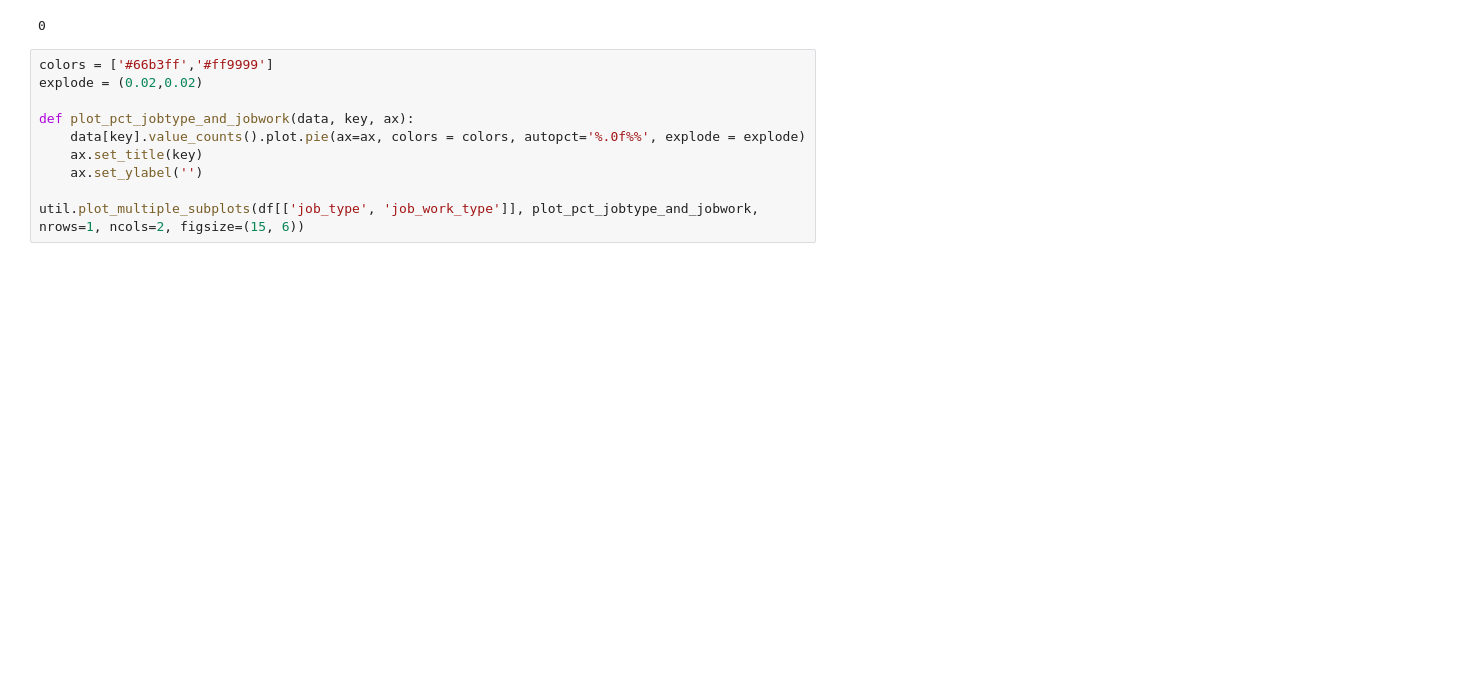
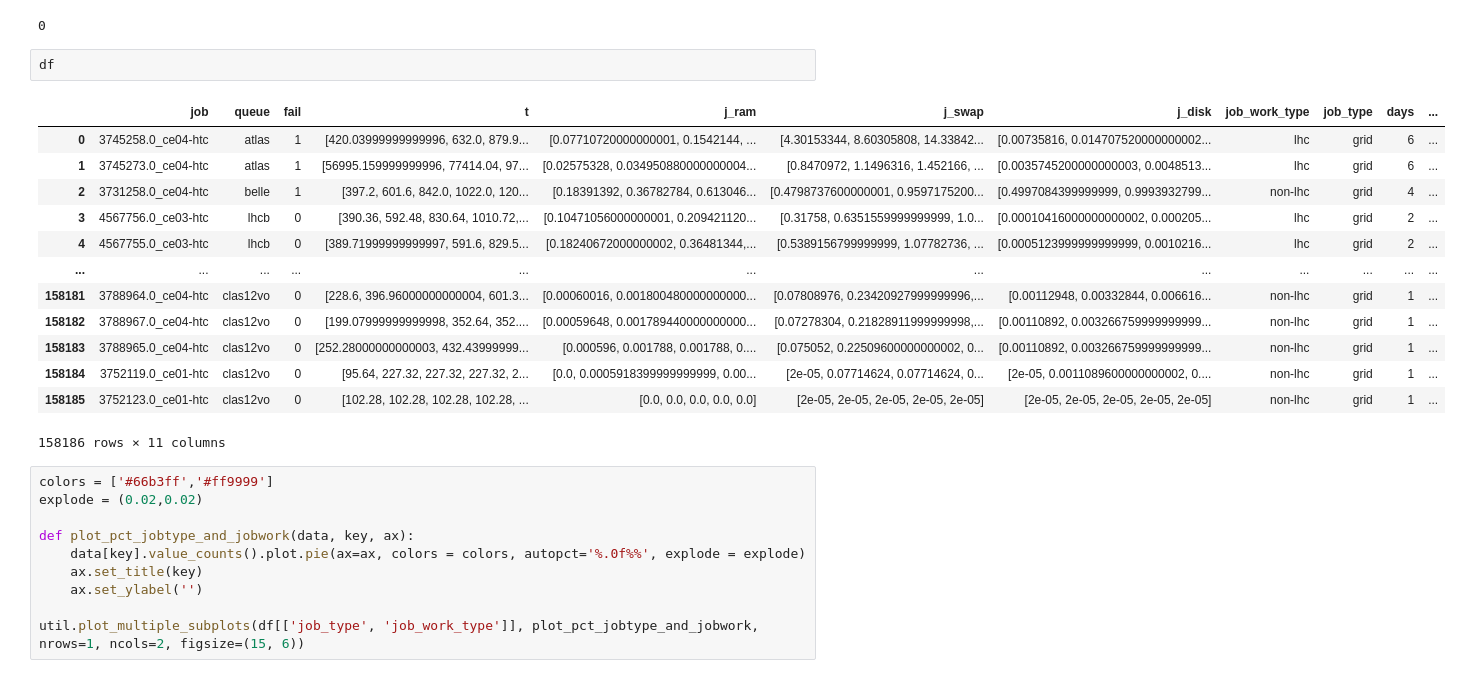
Before and after one commit to alessioarcara/JobFailurePrediction-CNAF, a Jupyter notebook: tirocinio/notebooks/zombie2.ipynb, the cells around one changed output. Saved outputs shown, nothing was run; the diff lists cells and outputs as text; blank space fills up the shorter version.

```diff
--- a/tirocinio/notebooks/zombie2.ipynb
+++ b/tirocinio/notebooks/zombie2.ipynb
@@ -194,6 +141,22 @@ df['job_type'] = df['job'].str.contains('ce').map({True: "grid", False: "local"}
 len(df[df['job'].duplicated()])
 # %% [output]
 0
+# %%
+df
+# %% [output]
+|  | job | queue | fail | t | j_ram | j_swap | j_disk | job_work_type | job_type | days | ... |
+| 0 | 3745258.0_ce04-htc | atlas | 1 | [420.03999999999996, 632.0, 879.9... | [0.07710720000000001, 0.1542144, ... | [4.30153344, 8.60305808, 14.33842... | [0.00735816, 0.014707520000000002... | lhc | grid | 6 | ... |
+| 1 | 3745273.0_ce04-htc | atlas | 1 | [56995.159999999996, 77414.04, 97... | [0.02575328, 0.034950880000000004... | [0.8470972, 1.1496316, 1.452166, ... | [0.0035745200000000003, 0.0048513... | lhc | grid | 6 | ... |
+| 2 | 3731258.0_ce04-htc | belle | 1 | [397.2, 601.6, 842.0, 1022.0, 120... | [0.18391392, 0.36782784, 0.613046... | [0.4798737600000001, 0.9597175200... | [0.4997084399999999, 0.9993932799... | non-lhc | grid | 4 | ... |
+| 3 | 4567756.0_ce03-htc | lhcb | 0 | [390.36, 592.48, 830.64, 1010.72,... | [0.10471056000000001, 0.209421120... | [0.31758, 0.6351559999999999, 1.0... | [0.00010416000000000002, 0.000205... | lhc | grid | 2 | ... |
+| 4 | 4567755.0_ce03-htc | lhcb | 0 | [389.71999999999997, 591.6, 829.5... | [0.18240672000000002, 0.36481344,... | [0.5389156799999999, 1.07782736, ... | [0.0005123999999999999, 0.0010216... | lhc | grid | 2 | ... |
+| ... | ... | ... | ... | ... | ... | ... | ... | ... | ... | ... | ... |
+| 158181 | 3788964.0_ce04-htc | clas12vo | 0 | [228.6, 396.96000000000004, 601.3... | [0.00060016, 0.001800480000000000... | [0.07808976, 0.23420927999999996,... | [0.00112948, 0.00332844, 0.006616... | non-lhc | grid | 1 | ... |
+| 158182 | 3788967.0_ce04-htc | clas12vo | 0 | [199.07999999999998, 352.64, 352.... | [0.00059648, 0.001789440000000000... | [0.07278304, 0.21828911999999998,... | [0.00110892, 0.003266759999999999... | non-lhc | grid | 1 | ... |
+| 158183 | 3788965.0_ce04-htc | clas12vo | 0 | [252.28000000000003, 432.43999999... | [0.000596, 0.001788, 0.001788, 0.... | [0.075052, 0.22509600000000002, 0... | [0.00110892, 0.003266759999999999... | non-lhc | grid | 1 | ... |
+| 158184 | 3752119.0_ce01-htc | clas12vo | 0 | [95.64, 227.32, 227.32, 227.32, 2... | [0.0, 0.0005918399999999999, 0.00... | [2e-05, 0.07714624, 0.07714624, 0... | [2e-05, 0.0011089600000000002, 0.... | non-lhc | grid | 1 | ... |
+| 158185 | 3752123.0_ce01-htc | clas12vo | 0 | [102.28, 102.28, 102.28, 102.28, ... | [0.0, 0.0, 0.0, 0.0, 0.0] | [2e-05, 2e-05, 2e-05, 2e-05, 2e-05] | [2e-05, 2e-05, 2e-05, 2e-05, 2e-05] | non-lhc | grid | 1 | ... |
+158186 rows × 11 columns
 # %%
 colors = ['#66b3ff','#ff9999']
 explode = (0.02,0.02)
```
Also changed, not shown: parts of 21 cells of this notebook, 4 other files.
